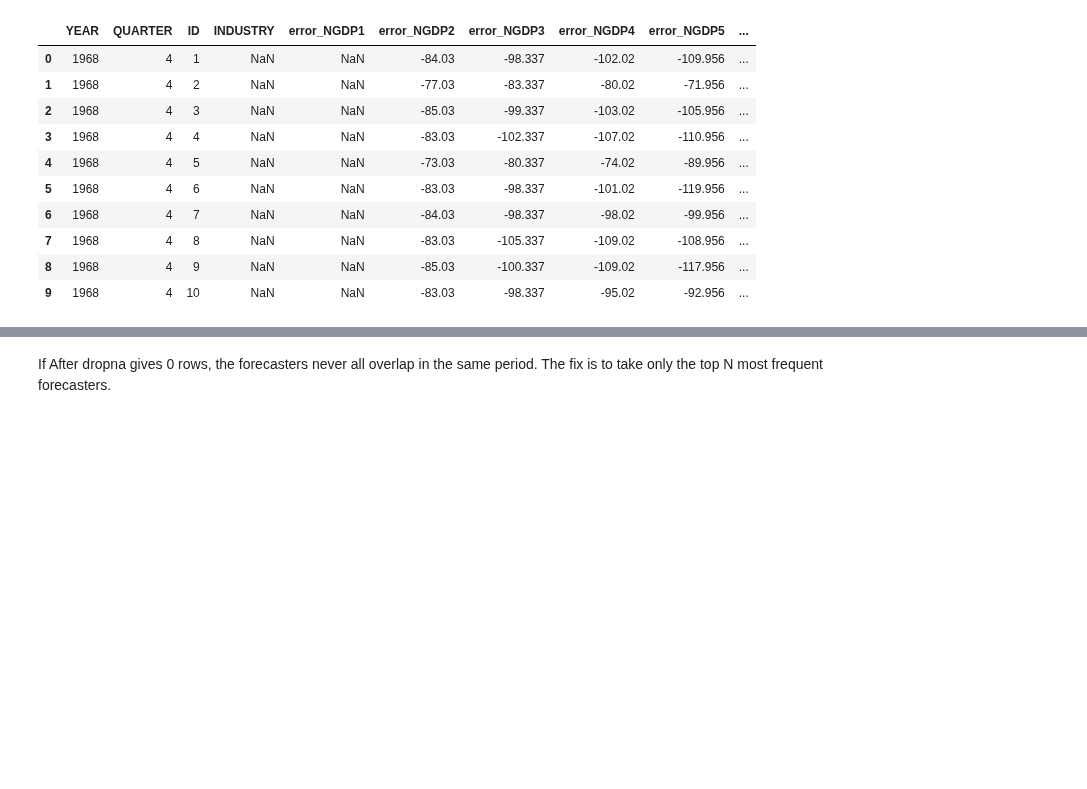
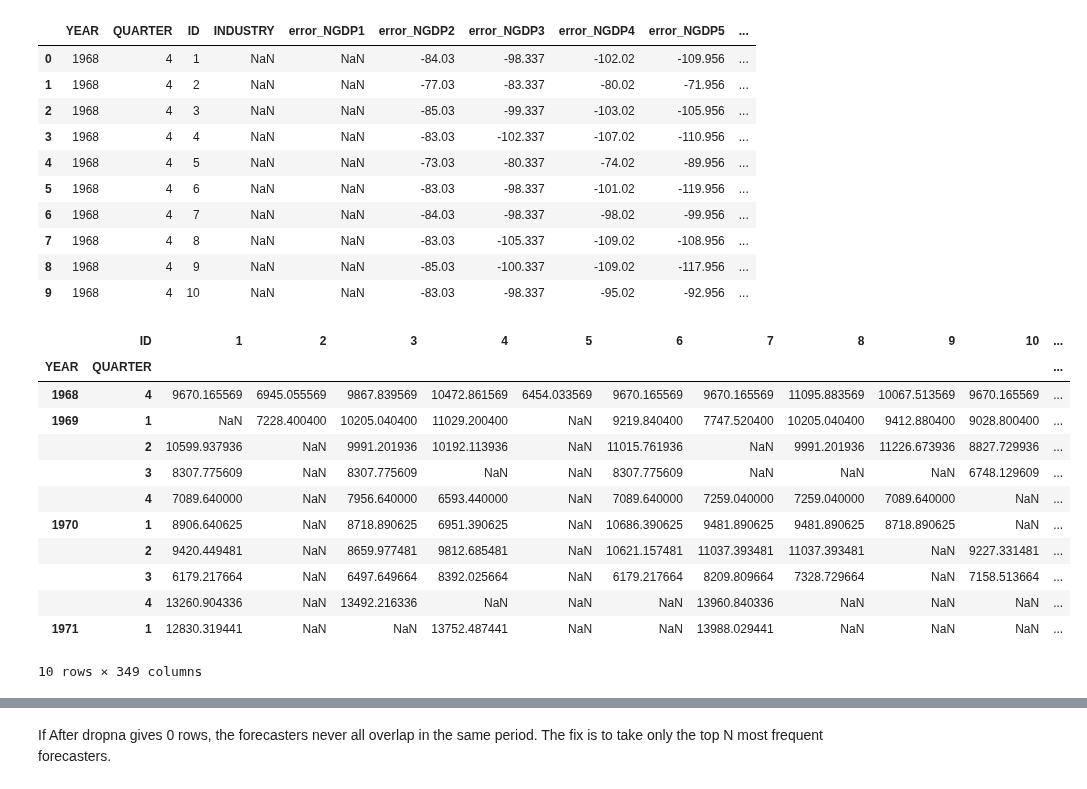
Before and after one commit to ParimahSafarian/ranks-inference-forecasters, a Jupyter notebook: notebooks/01_Analysis.ipynb, the cells around one changed output, grey strips where cells are left out. Cells and saved outputs as stored; diff of their text form; code cells hidden in the pictures; blank space fills up the shorter version.

```diff
--- a/notebooks/01_Analysis.ipynb
+++ b/notebooks/01_Analysis.ipynb
@@ -130,13 +130,27 @@ errors_df.head(10)
 # %%
 # let's only keep NGDP3 errors for now
 errors_df = errors_df[['YEAR', 'QUARTER', 'ID', 'INDUSTRY', 'error_NGDP3']].copy()
 errors_df['error_NGDP3'] = errors_df['error_NGDP3']**2
 errors_df.rename(columns={'error_NGDP3': 'Squared Error'}, inplace=True)
 
 # reshape the matrix to have one row per (YEAR, QUARTER) and columns for each ID
 errors_df = errors_df.pivot_table(index=['YEAR', 'QUARTER'], columns='ID', values='Squared Error')
 
-errors_df.head()
+errors_df.head(10)
+# %% [output]
+|  | ID | 1 | 2 | 3 | 4 | 5 | 6 | 7 | 8 | 9 | 10 | ... |
+| YEAR | QUARTER |  |  |  |  |  |  |  |  |  |  | ... |
+| 1968 | 4 | 9670.165569 | 6945.055569 | 9867.839569 | 10472.861569 | 6454.033569 | 9670.165569 | 9670.165569 | 11095.883569 | 10067.513569 | 9670.165569 | ... |
+| 1969 | 1 | NaN | 7228.400400 | 10205.040400 | 11029.200400 | NaN | 9219.840400 | 7747.520400 | 10205.040400 | 9412.880400 | 9028.800400 | ... |
+|  | 2 | 10599.937936 | NaN | 9991.201936 | 10192.113936 | NaN | 11015.761936 | NaN | 9991.201936 | 11226.673936 | 8827.729936 | ... |
+|  | 3 | 8307.775609 | NaN | 8307.775609 | NaN | NaN | 8307.775609 | NaN | NaN | NaN | 6748.129609 | ... |
+|  | 4 | 7089.640000 | NaN | 7956.640000 | 6593.440000 | NaN | 7089.640000 | 7259.040000 | 7259.040000 | 7089.640000 | NaN | ... |
+| 1970 | 1 | 8906.640625 | NaN | 8718.890625 | 6951.390625 | NaN | 10686.390625 | 9481.890625 | 9481.890625 | 8718.890625 | NaN | ... |
+|  | 2 | 9420.449481 | NaN | 8659.977481 | 9812.685481 | NaN | 10621.157481 | 11037.393481 | 11037.393481 | NaN | 9227.331481 | ... |
+|  | 3 | 6179.217664 | NaN | 6497.649664 | 8392.025664 | NaN | 6179.217664 | 8209.809664 | 7328.729664 | NaN | 7158.513664 | ... |
+|  | 4 | 13260.904336 | NaN | 13492.216336 | NaN | NaN | NaN | 13960.840336 | NaN | NaN | NaN | ... |
+| 1971 | 1 | 12830.319441 | NaN | NaN | 13752.487441 | NaN | NaN | 13988.029441 | NaN | NaN | NaN | ... |
+10 rows × 349 columns
 # %%
 # now we can calculate the avarage squared error for each forecaster and we can rank the forecasters based on this.
 mean_squared_errors = errors_df.mean()
```
Also changed, not shown: parts of 16 cells of this notebook.
